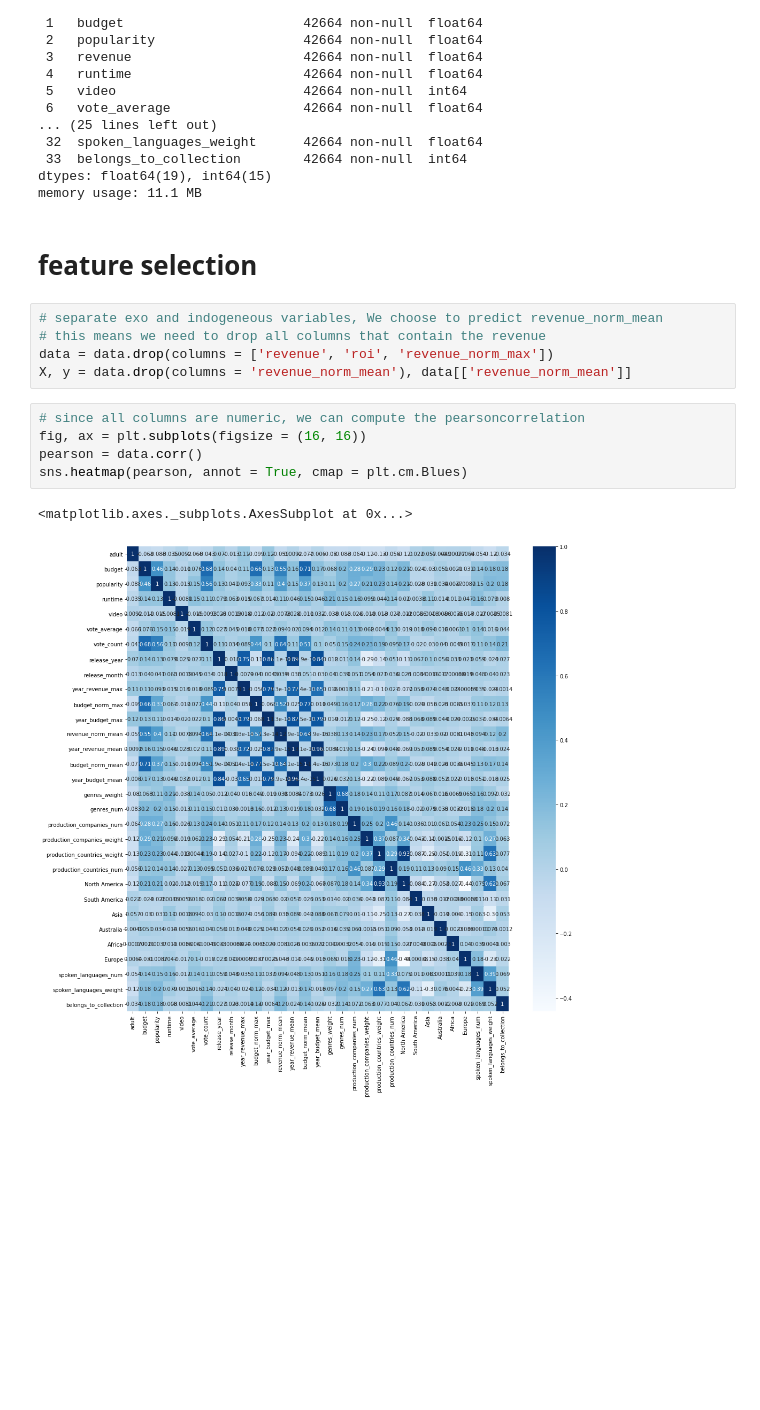
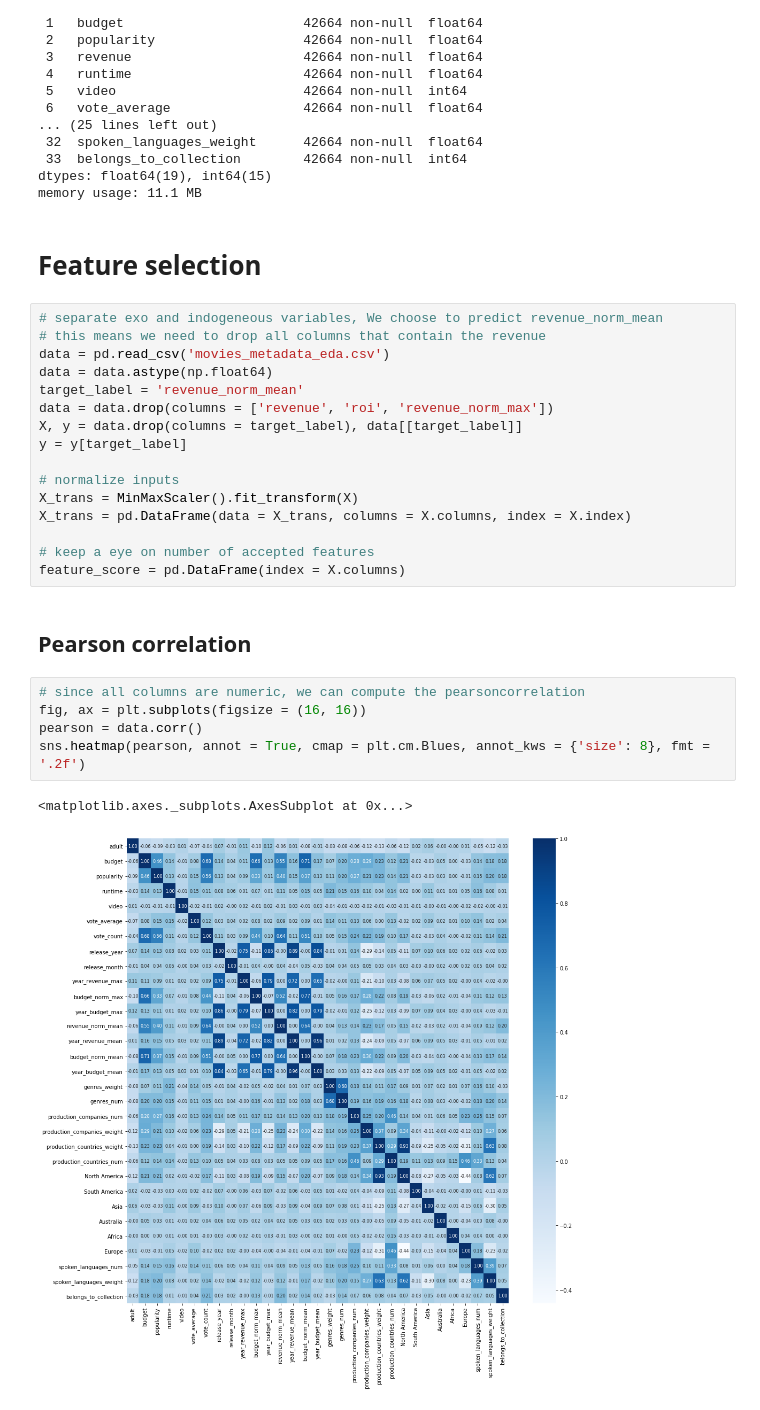
Before and after one commit to wvmrtn/data-science-in-practice, a Jupyter notebook: Project/modelling.ipynb, the cells around one changed output. Cells and saved outputs as stored; diff of their text form; blank space fills up the shorter version.

Commit message:
added feature selection to project

```diff
--- a/Project/modelling.ipynb
+++ b/Project/modelling.ipynb
@@ -51,17 +55,30 @@ Data columns (total 34 columns):
 dtypes: float64(19), int64(15)
 memory usage: 11.1 MB
 # %% [markdown]
-# feature selection
+# Feature selection
 # %%
 # separate exo and indogeneous variables, We choose to predict revenue_norm_mean
 # this means we need to drop all columns that contain the revenue
+data = pd.read_csv('movies_metadata_eda.csv')
+data = data.astype(np.float64)
+target_label = 'revenue_norm_mean'
 data = data.drop(columns = ['revenue', 'roi', 'revenue_norm_max'])
-X, y = data.drop(columns = 'revenue_norm_mean'), data[['revenue_norm_mean']]
+X, y = data.drop(columns = target_label), data[[target_label]]
+y = y[target_label]
+
+# normalize inputs
+X_trans = MinMaxScaler().fit_transform(X)
+X_trans = pd.DataFrame(data = X_trans, columns = X.columns, index = X.index)
+
+# keep a eye on number of accepted features
+feature_score = pd.DataFrame(index = X.columns)
+# %% [markdown]
+## Pearson correlation
 # %%
 # since all columns are numeric, we can compute the pearsoncorrelation
 fig, ax = plt.subplots(figsize = (16, 16))
 pearson = data.corr()
-sns.heatmap(pearson, annot = True, cmap = plt.cm.Blues)
+sns.heatmap(pearson, annot = True, cmap = plt.cm.Blues, annot_kws = {'size': 8}, fmt = '.2f')
 # %% [output]
 <matplotlib.axes._subplots.AxesSubplot at 0x...>
-[figure, old version]
+[figure, new version]
```
Also changed, not shown: parts of 22 cells of this notebook, 2 other files.
